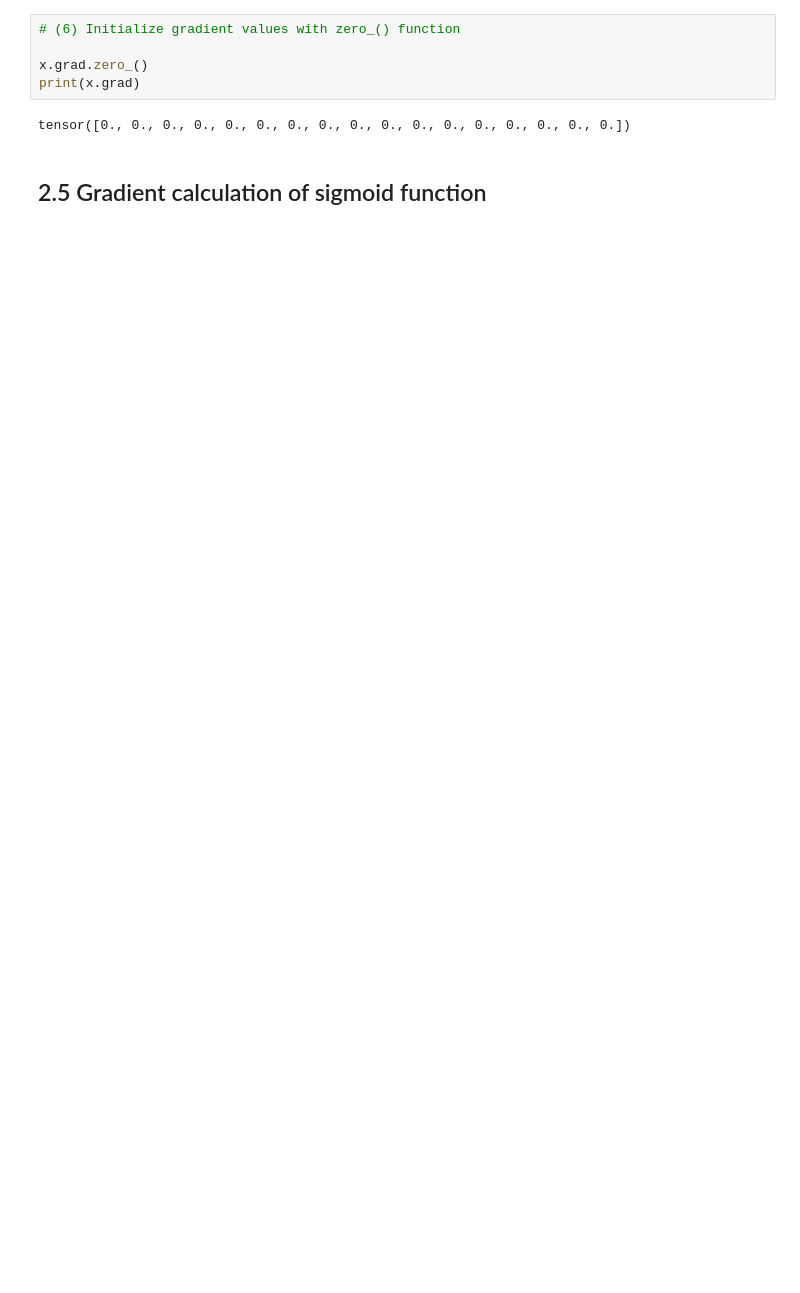
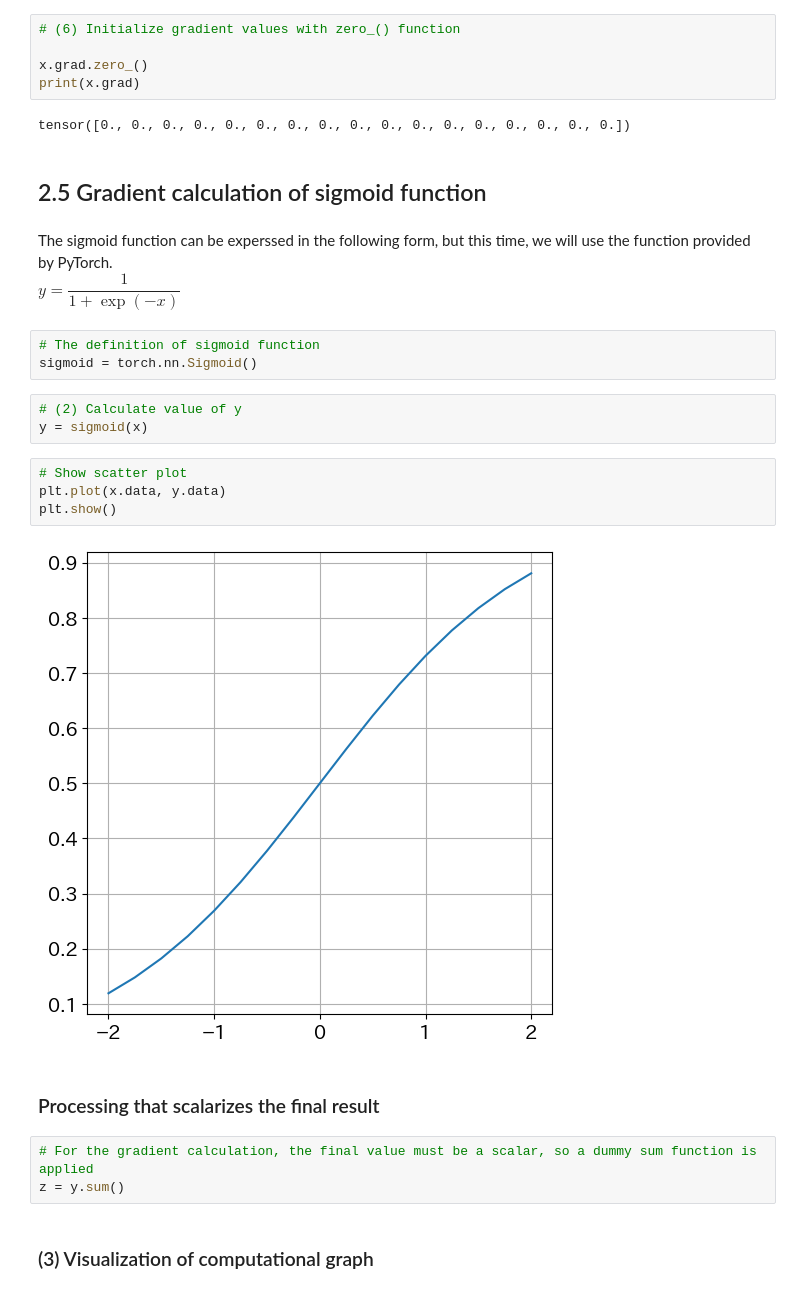
Before and after one commit to MatsukawaGenta/genmai-training, a Jupyter notebook: PyTorch_and_deeplearning_programming/notebooks/02_pytorch.ipynb, the cells around one changed output. Saved outputs shown, nothing was run; the diff lists cells and outputs as text; blank space fills up the shorter version.

```diff
--- a/PyTorch_and_deeplearning_programming/notebooks/02_pytorch.ipynb
+++ b/PyTorch_and_deeplearning_programming/notebooks/02_pytorch.ipynb
@@ -427,3 +433,25 @@ print(x.grad)
 tensor([0., 0., 0., 0., 0., 0., 0., 0., 0., 0., 0., 0., 0., 0., 0., 0., 0.])
 # %% [markdown]
 ## 2.5 Gradient calculation of sigmoid function
+# %% [markdown]
+The sigmoid function can be experssed in the following form, but this time, we will use the function provided by PyTorch.
+$ y = \dfrac{1}{1 + \exp{(-x)}} $
+# %%
+# The definition of sigmoid function
+sigmoid = torch.nn.Sigmoid()
+# %%
+# (2) Calculate value of y
+y = sigmoid(x)
+# %%
+# Show scatter plot
+plt.plot(x.data, y.data)
+plt.show()
+# %% [output]
+[figure, added]
+# %% [markdown]
+### Processing that scalarizes the final result
+# %%
+# For the gradient calculation, the final value must be a scalar, so a dummy sum function is applied
+z = y.sum()
+# %% [markdown]
+### (3) Visualization of computational graph
```
Also changed, not shown: parts of 17 cells of this notebook.
